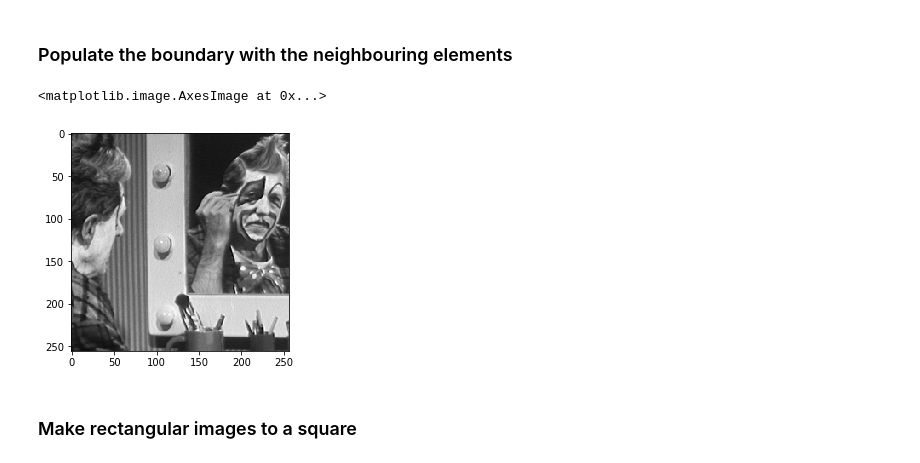
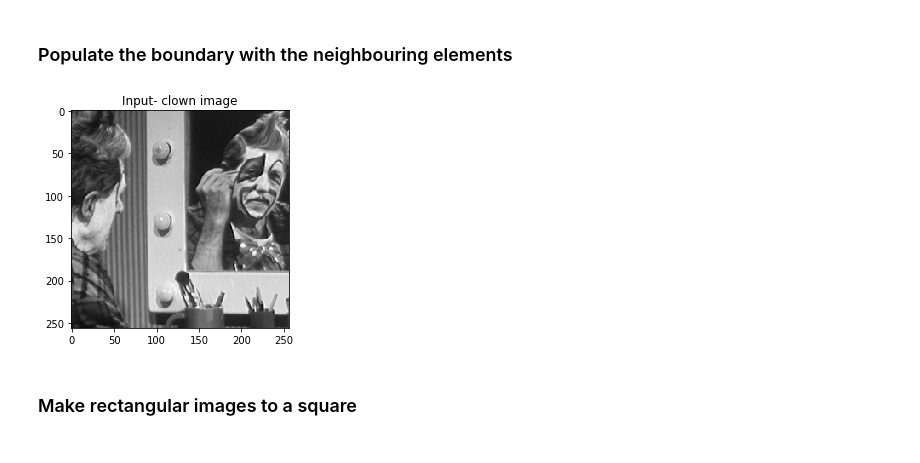
Before and after one commit to Sharath-Ramachandran/DeepLearningAssignments, a Jupyter notebook: Assignment1/Question2.ipynb, the cells around one changed output. Cells and saved outputs as stored; diff of their text form; code cells hidden in the pictures.

```diff
--- a/Assignment1/Question2.ipynb
+++ b/Assignment1/Question2.ipynb
@@ -60,9 +62,10 @@ def my_conv2(image, filters):
 image = Image.open('Data/clown.tif').convert('L')
 # %%
 plt.imshow(image,cmap='gray')
+plt.title("Input- clown image")
+plt.show()
 # %% [output]
-<matplotlib.image.AxesImage at 0x...>
-[figure, old version]
+[figure, new version]
 # %% [markdown]
 ###  Make rectangular images to a square
 # %%
```
Also changed, not shown: parts of 5 cells of this notebook, 3 other files.
